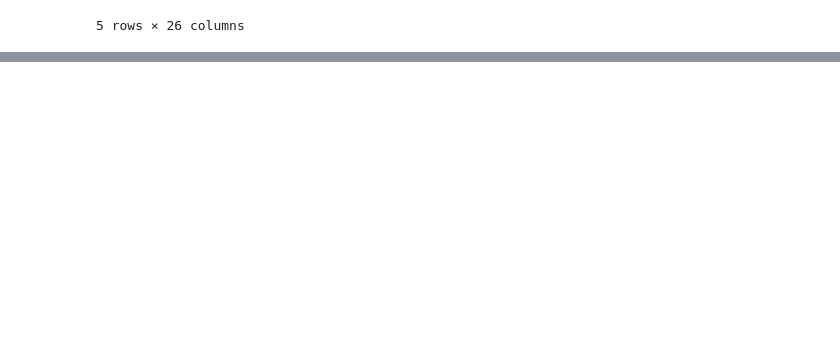
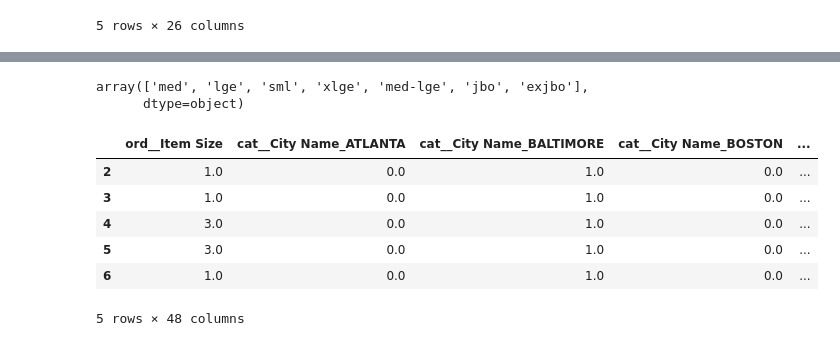
Before and after one commit to sjimenez77/ML-For-Beginners, a Jupyter notebook: 2-Regression/4-Logistic/notebook.ipynb, the cells around one changed output, grey strips where cells are left out. Cells and saved outputs as stored; diff of their text form; code cells hidden in the pictures; blank space fills up the shorter version.

```diff
--- a/2-Regression/4-Logistic/notebook.ipynb
+++ b/2-Regression/4-Logistic/notebook.ipynb
@@ -19,3 +19,13 @@ full_pumpkins.head()
 | 3 | BALTIMORE | NaN | 24 inch bins | HOWDEN TYPE | NaN | NaN | 9/24/16 | 160.0 | 160.0 | ... |
 | 4 | BALTIMORE | NaN | 24 inch bins | HOWDEN TYPE | NaN | NaN | 11/5/16 | 90.0 | 100.0 | ... |
 5 rows × 26 columns
+# %%
+#Select the columns we want to use
+columns_to_select = ["City Name", "Package", "Variety", "Origin", "Item Size", "Color"]
+pumpkins = full_pumpkins.loc[:, columns_to_select]
+
+# Drop rows with missing values
+pumpkins.dropna(inplace=True)
+
+# Print out the first few rows
+pumpkins.head()
@@ -21,0 +59,35 @@ full_pumpkins.head()
+# %%
+# Let's look at the different values of the 'Item Size' column
+pumpkins['Item Size'].unique()
+# %% [output]
+array(['med', 'lge', 'sml', 'xlge', 'med-lge', 'jbo', 'exjbo'],
+      dtype=object)
+# %%
+from sklearn.preprocessing import OrdinalEncoder
+# Encode the 'Item Size' column using ordinal encoding
+item_size_categories = [["sml", "med", "med-lge", "lge", "xlge", "jbo", "exjbo"]]
+ordinal_features = ["Item Size"]
+ordinal_encoder = OrdinalEncoder(categories=item_size_categories)
+# %%
+from sklearn.preprocessing import OneHotEncoder
+# Encode all the other features using one-hot encoding
+categorical_features = ["City Name", "Package", "Variety", "Origin"]
+categorical_encoder = OneHotEncoder(sparse_output=False)
+# %%
+from sklearn.compose import ColumnTransformer
+ct = ColumnTransformer(transformers=[
+        ('ord', ordinal_encoder, ordinal_features),
+        ('cat', categorical_encoder, categorical_features)
+        ])
+# Get the encoded features as a pandas DataFrame
+ct.set_output(transform='pandas')
+encoded_features = ct.fit_transform(pumpkins)
+encoded_features.head()
+# %% [output]
+|  | ord__Item Size | cat__City Name_ATLANTA | cat__City Name_BALTIMORE | cat__City Name_BOSTON | ... |
+| 2 | 1.0 | 0.0 | 1.0 | 0.0 | ... |
+| 3 | 1.0 | 0.0 | 1.0 | 0.0 | ... |
+| 4 | 3.0 | 0.0 | 1.0 | 0.0 | ... |
+| 5 | 3.0 | 0.0 | 1.0 | 0.0 | ... |
+| 6 | 1.0 | 0.0 | 1.0 | 0.0 | ... |
+5 rows × 48 columns
```
Also changed, not shown: parts of 7 cells of this notebook.
